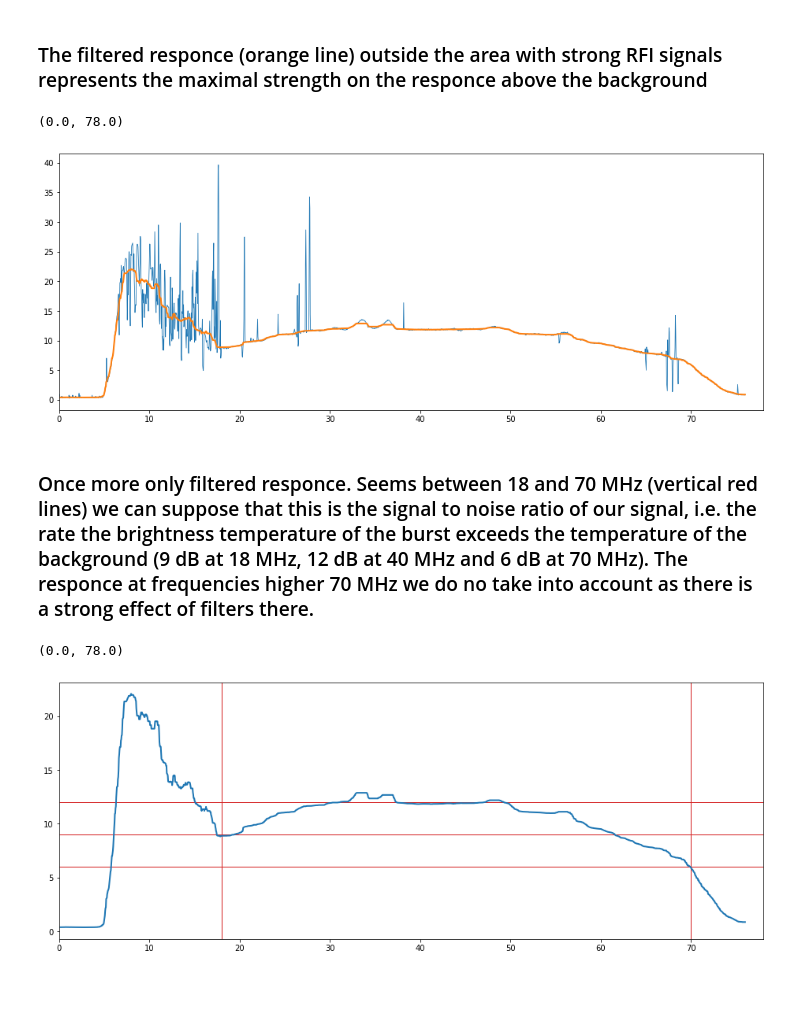
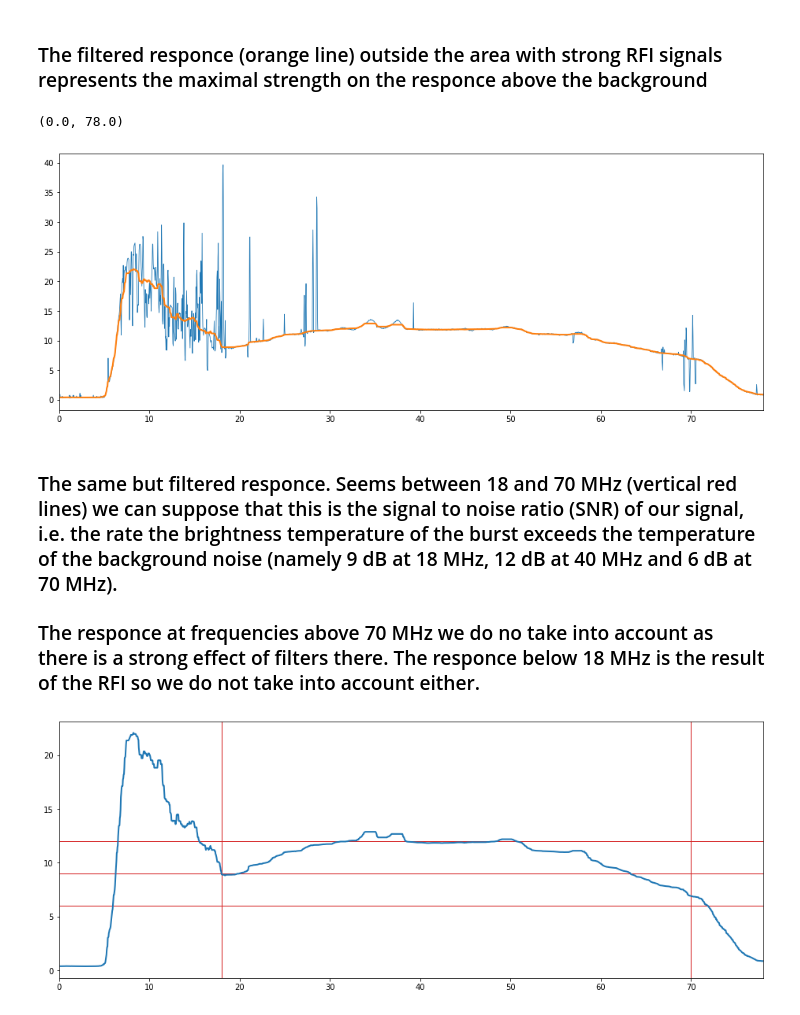
Before and after one commit to serge-yerin/jupyter-radio-astronomy, a Jupyter notebook: Sun_burst_GURT_2020.06.04.ipynb, the cells around one changed output. Saved outputs shown, nothing was run; the diff lists cells and outputs as text; code cells hidden in the pictures; blank space fills up the shorter version.

```diff
--- a/Sun_burst_GURT_2020.06.04.ipynb
+++ b/Sun_burst_GURT_2020.06.04.ipynb
@@ -29,0 +32,9 @@ print ('  Shape of the array: ', param.shape)
+# %%
+f_min = 0.038                                                         # MHz
+f_max = 78.125                                                        # MHz
+n_channels = 2048
+frequency = np.linspace(f_min, f_max, n_channels)                     # MHz
+t_resolution = 0.1                                                    # Seconds
+f_resolution = ((f_max - f_min) / n_channels) * 1000000
+print(' Frequency resolution: ', f_resolution / 1000, ' kHz.')
+print('      Time resolution: ', t_resolution, ' s.')
@@ -50,28 +64,27 @@ fitered_data = ndimage.median_filter(data, size=window_len)
 # %% [markdown]
 ### The filtered responce (orange line) outside the area with strong RFI signals represents the maximal strength on the responce above the background
 # %%
-frequency = np.linspace(0, 76, 2048)
 fig = plt.figure(figsize=(16.0, 6.0));
 ax1 = fig.add_subplot(111);
 ax1.plot(frequency, data, linewidth='0.80');
 ax1.plot(frequency, fitered_data, linewidth='2.0');
 ax1.set_xlim(xmin=0, xmax=78)
 # pylab.savefig('Result.png', bbox_inches='tight', dpi = customDPI)
 # %% [output]
 (0.0, 78.0)
-[figure, old version]
+[figure, new version]
 # %% [markdown]
-### Once more only filtered responce. Seems between 18 and 70 MHz (vertical red lines) we can suppose that this is the signal to noise ratio of our signal, i.e. the rate the brightness temperature of the burst exceeds the temperature of the background (9 dB at 18 MHz, 12 dB at 40 MHz and 6 dB at 70 MHz). The responce at frequencies higher 70 MHz we do no take into account as there is a strong effect of filters there.
+### The same but filtered responce. Seems between 18 and 70 MHz (vertical red lines) we can suppose that this is the signal to noise ratio (SNR) of our signal, i.e. the rate the brightness temperature of the burst exceeds the temperature of the background noise (namely 9 dB at 18 MHz, 12 dB at 40 MHz and 6 dB at 70 MHz).
+### The responce at frequencies above 70 MHz we do no take into account as there is a strong effect of filters there. The responce below 18 MHz is the result of the RFI so we do not take into account either.
 # %%
 fig = plt.figure(figsize=(16.0, 6.0));
 ax1 = fig.add_subplot(111);
-ax1.axvline(x=18, linewidth=1, color='C3')
-ax1.axvline(x=70, linewidth=1, color='C3')
-ax1.axhline(y=9, linewidth=1, color='C3')
-ax1.axhline(y=12, linewidth=1, color='C3')
-ax1.axhline(y=6, linewidth=1, color='C3')
+ax1.axvline(x=18, linewidth=1, color='C3');
+ax1.axvline(x=70, linewidth=1, color='C3');
+ax1.axhline(y=9, linewidth=1, color='C3');
+ax1.axhline(y=12, linewidth=1, color='C3');
+ax1.axhline(y=6, linewidth=1, color='C3');
 ax1.plot(frequency, fitered_data, linewidth='2.0');
-ax1.set_xlim(xmin=0, xmax=78)
+ax1.set_xlim(xmin=0, xmax=78);
 # %% [output]
-(0.0, 78.0)
-[figure, old version]
+[figure, new version]
```
Also changed, not shown: parts of 20 cells of this notebook.
